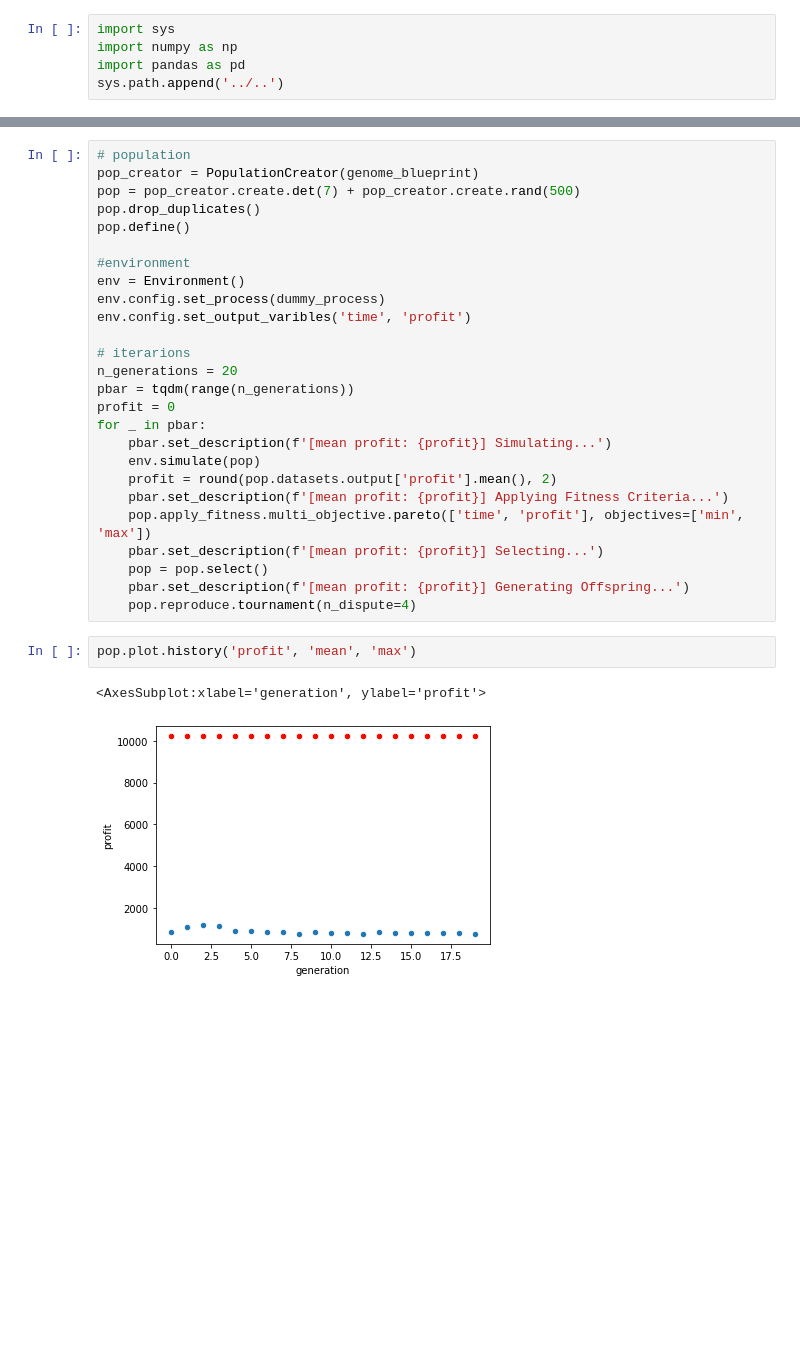
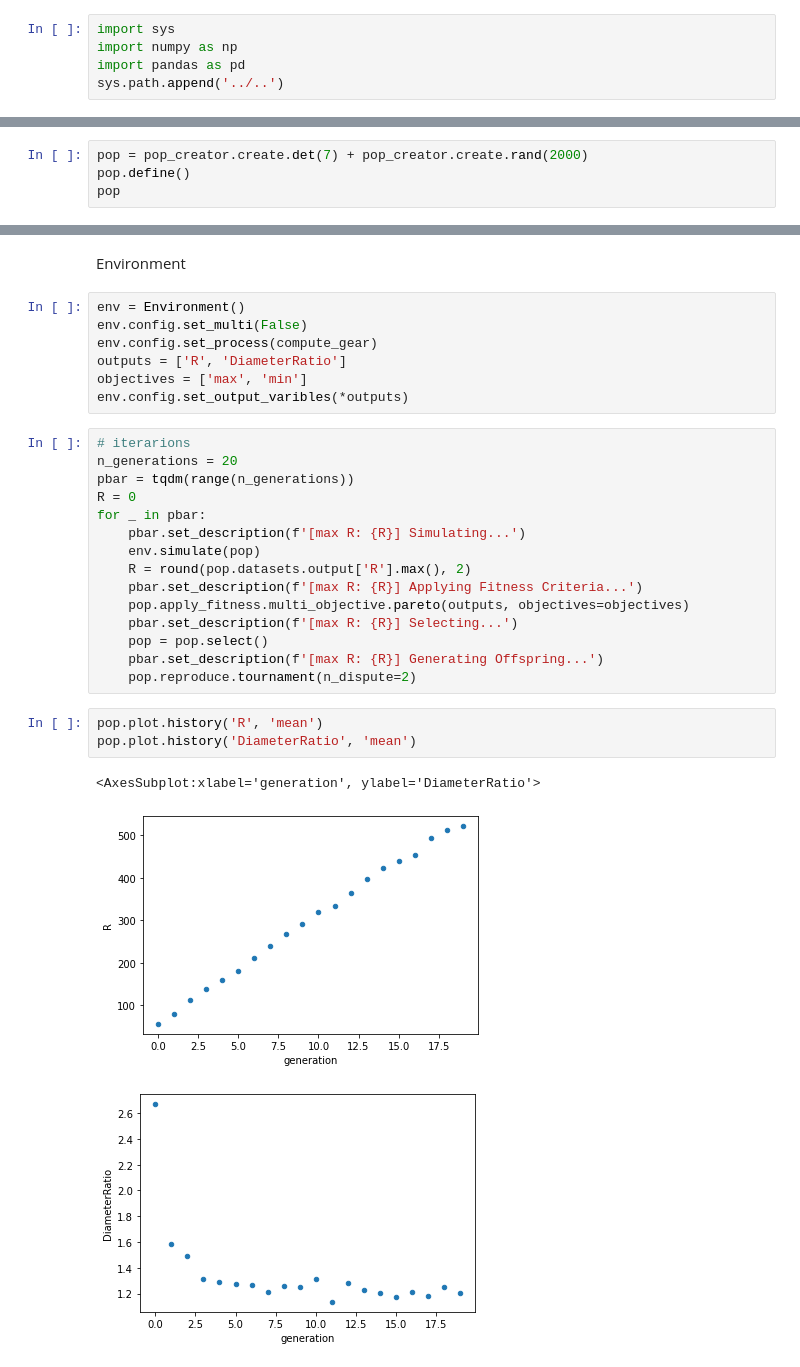
Before and after one commit to vczoni/lamarck, a Jupyter notebook: docs/notebooks/sandbox.ipynb, the cells around one changed output, grey strips where cells are left out. Drawn from its saved outputs; the diff is of its cells as text; blank space fills up the shorter version.

```diff
--- a/docs/notebooks/sandbox.ipynb
+++ b/docs/notebooks/sandbox.ipynb
@@ -9,0 +83,4 @@ from tqdm import tqdm
+# %%
+pop = pop_creator.create.det(7) + pop_creator.create.rand(2000)
+pop.define()
+pop
@@ -10,31 +94,31 @@ from tqdm import tqdm
+# %% [markdown]
+Environment
+# %%
+env = Environment()
+env.config.set_multi(False)
+env.config.set_process(compute_gear)
+outputs = ['R', 'DiameterRatio']
+objectives = ['max', 'min']
+env.config.set_output_varibles(*outputs)
 # %%
-# population
-pop_creator = PopulationCreator(genome_blueprint)
-pop = pop_creator.create.det(7) + pop_creator.create.rand(500)
-pop.drop_duplicates()
-pop.define()
-
-#environment
-env = Environment()
-env.config.set_process(dummy_process)
-env.config.set_output_varibles('time', 'profit')
-
 # iterarions
 n_generations = 20
 pbar = tqdm(range(n_generations))
-profit = 0
+R = 0
 for _ in pbar:
-    pbar.set_description(f'[mean profit: {profit}] Simulating...')
+    pbar.set_description(f'[max R: {R}] Simulating...')
     env.simulate(pop)
-    profit = round(pop.datasets.output['profit'].mean(), 2)
-    pbar.set_description(f'[mean profit: {profit}] Applying Fitness Criteria...')
-    pop.apply_fitness.multi_objective.pareto(['time', 'profit'], objectives=['min', 'max'])
-    pbar.set_description(f'[mean profit: {profit}] Selecting...')
+    R = round(pop.datasets.output['R'].max(), 2)
+    pbar.set_description(f'[max R: {R}] Applying Fitness Criteria...')
+    pop.apply_fitness.multi_objective.pareto(outputs, objectives=objectives)
+    pbar.set_description(f'[max R: {R}] Selecting...')
     pop = pop.select()
-    pbar.set_description(f'[mean profit: {profit}] Generating Offspring...')
-    pop.reproduce.tournament(n_dispute=4)
+    pbar.set_description(f'[max R: {R}] Generating Offspring...')
+    pop.reproduce.tournament(n_dispute=2)
 # %%
-pop.plot.history('profit', 'mean', 'max')
+pop.plot.history('R', 'mean')
+pop.plot.history('DiameterRatio', 'mean')
 # %% [output]
-<AxesSubplot:xlabel='generation', ylabel='profit'>
+<AxesSubplot:xlabel='generation', ylabel='DiameterRatio'>
-[figure, old version]
+[figure, new version]
+[figure, added]
```
Also changed, not shown: parts of 18 cells of this notebook, 12 other files.
